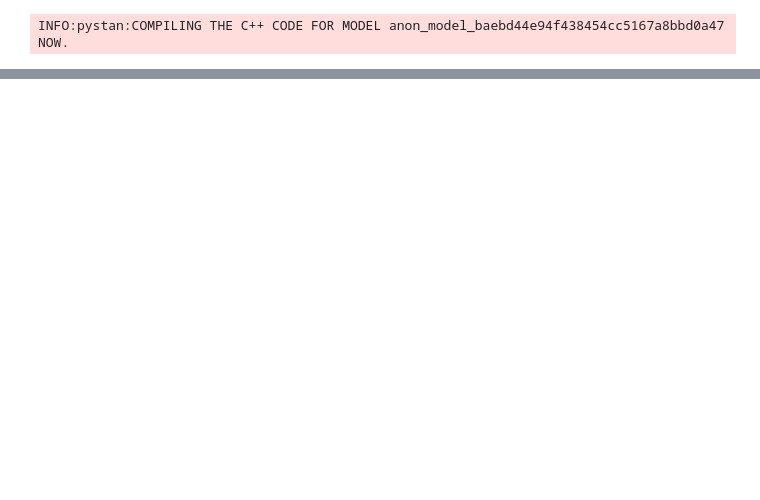
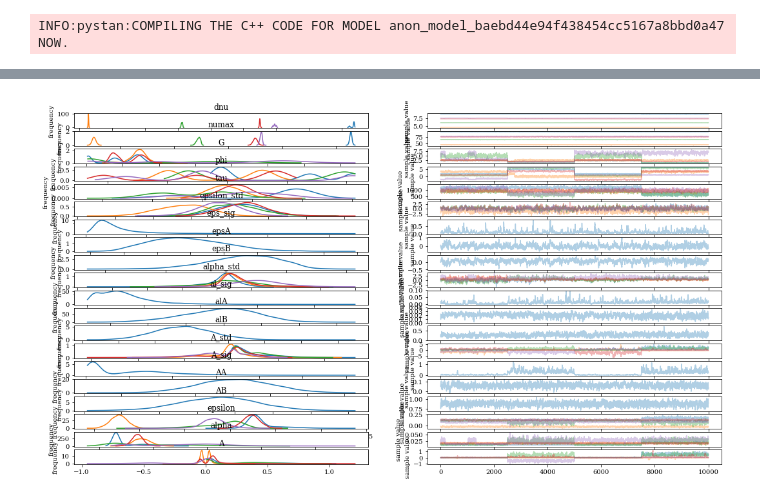
Before and after one commit to daw538/y4project, a Jupyter notebook: JoshFiles/rgData-HBM.ipynb, the cells around one changed output, grey strips where cells are left out. Cells and saved outputs as stored; diff of their text form; code cells hidden in the pictures; blank space fills up the shorter version.

```diff
--- a/JoshFiles/rgData-HBM.ipynb
+++ b/JoshFiles/rgData-HBM.ipynb
@@ -355,0 +350,5 @@ WARNING:pystan:Deprecation warning. In future, use ArviZ library (`pip install a
+# %%
+fig = fit.plot()
+fig.set_size_inches(18, 10)
+fig.show()
+# %% [output]
@@ -356,3 +356,4 @@ WARNING:pystan:Deprecation warning. In future, use ArviZ library (`pip install a
+[figure, added]
 # %%
 def model(n, dnu, numax, epsilon, alpha, A, G, phi, tau):
     nmax = numax/dnu - epsilon
```
Also changed, not shown: parts of 12 cells of this notebook, 2 other files.
